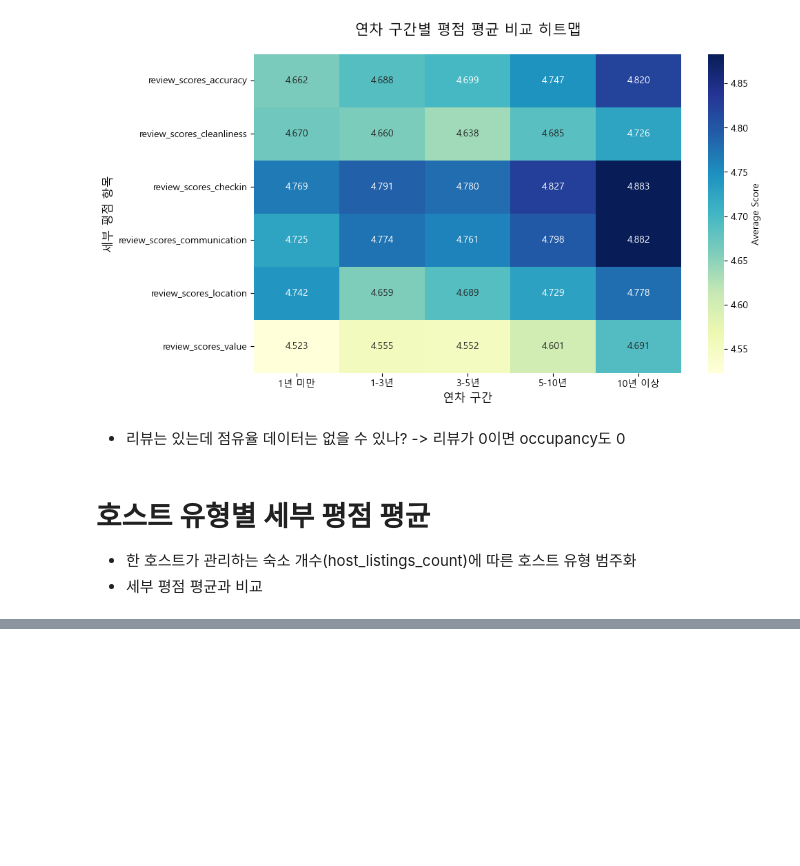
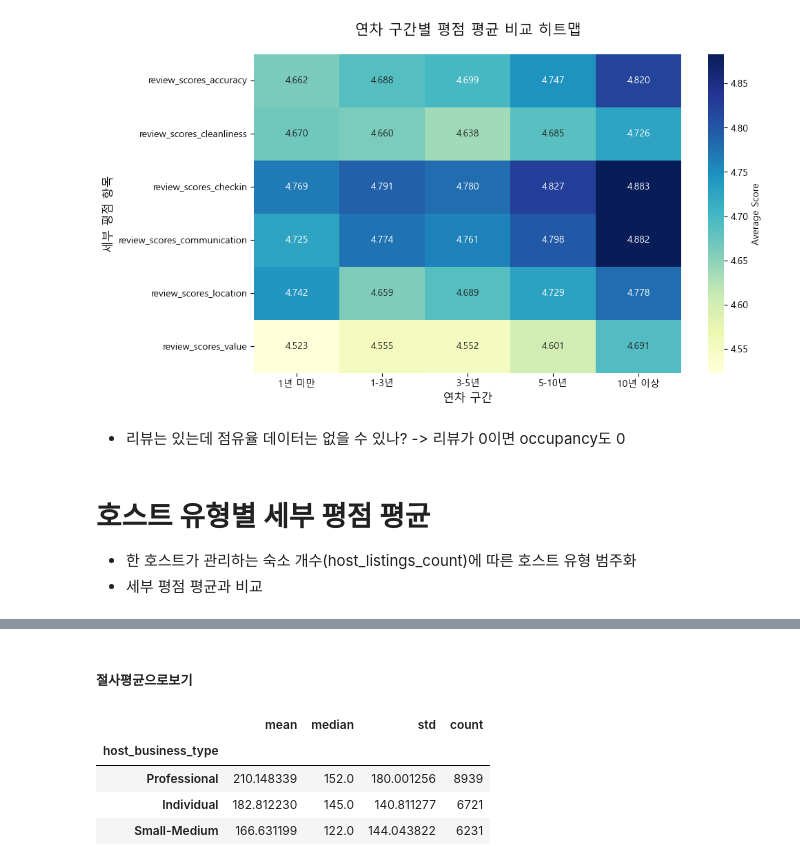
Before and after one commit to sybeom528/airbnb_price_prediction, a Jupyter notebook: notebooks/pjh_review_eda.ipynb, the cells around one changed output, grey strips where cells are left out. Cells and saved outputs as stored; diff of their text form; code cells hidden in the pictures; blank space fills up the shorter version.

```diff
--- a/notebooks/pjh_review_eda.ipynb
+++ b/notebooks/pjh_review_eda.ipynb
@@ -615,0 +677,12 @@ display(business_type_performance)
+# %% [markdown]
+##### 절사평균으로보기
+# %%
+# 호스트유형별 가격 통계량 확인
+price_stats_by_type = df_price.groupby("host_business_type")["price"].agg(["mean", "median", "std", "count"])
+display(price_stats_by_type.sort_values("median", ascending=False))
+# %% [output]
+|  | mean | median | std | count |
+| host_business_type |  |  |  |  |
+| Professional | 210.148339 | 152.0 | 180.001256 | 8939 |
+| Individual | 182.812230 | 145.0 | 140.811277 | 6721 |
+| Small-Medium | 166.631199 | 122.0 | 144.043822 | 6231 |
```
Also changed, not shown: parts of 7 cells of this notebook.
